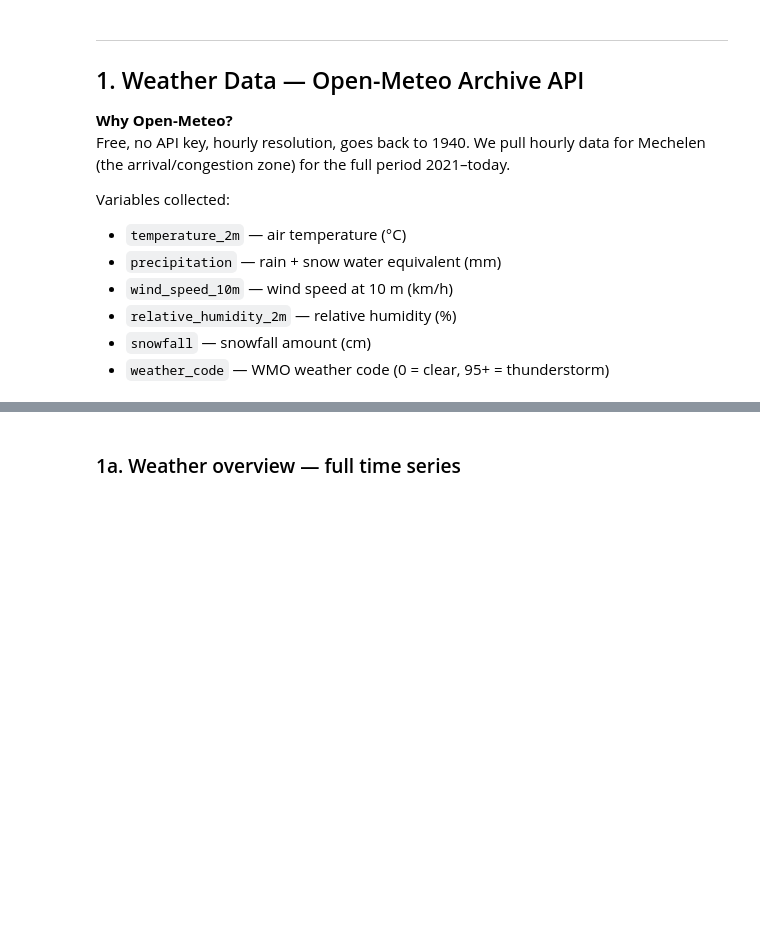
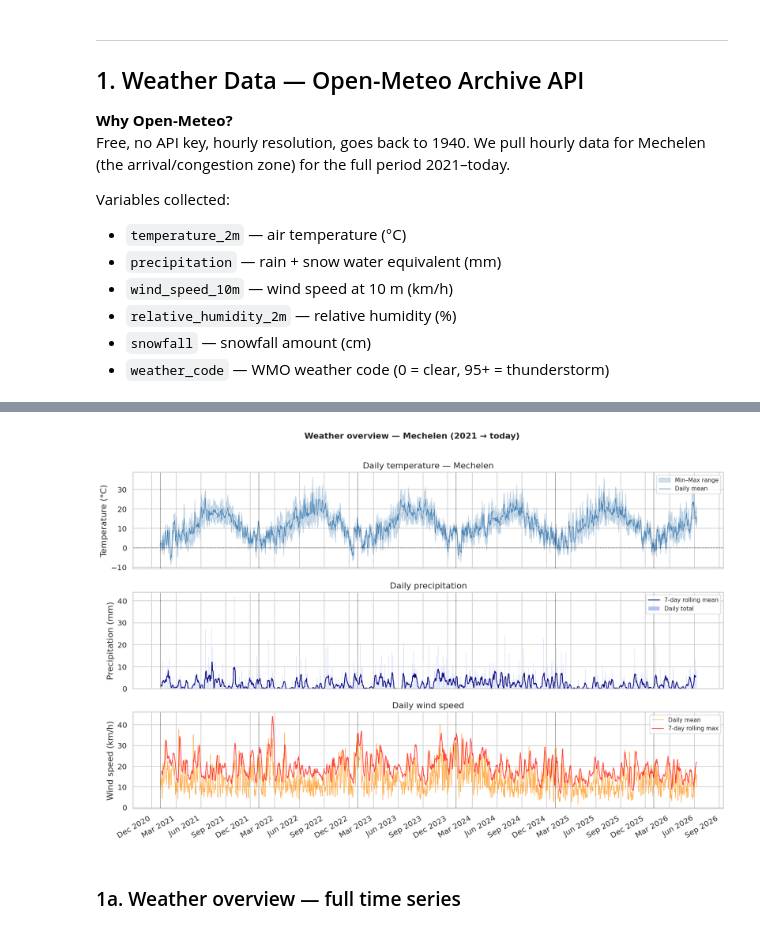
Before and after one commit to MaximeMylle/trafic_forecast_datascience, a Jupyter notebook: 01_data_exploration_combined.ipynb, the cells around one changed output, grey strips where cells are left out. Saved outputs shown, nothing was run; the diff lists cells and outputs as text; code cells hidden in the pictures; blank space fills up the shorter version.

Commit message:
add 01/01 in plot timelines weather

```diff
--- a/01_data_exploration_combined.ipynb
+++ b/01_data_exploration_combined.ipynb
@@ -144,2 +146,66 @@ Series([], dtype: int64)
+# %%
+# Daily aggregates for clean time-series plots
+df_weather_daily = (
+    df_weather.groupby("date").agg(
+        temp_mean     = ("temperature_2m",     "mean"),
+        temp_min      = ("temperature_2m",     "min"),
+        temp_max      = ("temperature_2m",     "max"),
+        rain_total    = ("precipitation",      "sum"),
+        snow_total    = ("snowfall",           "sum"),
+        wind_max      = ("wind_speed_10m",     "max"),
+        wind_mean     = ("wind_speed_10m",     "mean"),
+        humidity_mean = ("relative_humidity_2m", "mean"),
+    )
+    .reset_index()
+)
+df_weather_daily["date"] = pd.to_datetime(df_weather_daily["date"])
+
+jan01 = df_weather_daily["date"][(df_weather_daily["date"].dt.month == 1) & (df_weather_daily["date"].dt.day == 1)]
+
+fig, axes = plt.subplots(3, 1, figsize=(14, 9), sharex=True)
+
+# Temperature band
+axes[0].fill_between(df_weather_daily["date"], df_weather_daily["temp_min"], df_weather_daily["temp_max"],
+                     alpha=0.25, color="steelblue", label="Min–Max range")
+axes[0].plot(df_weather_daily["date"], df_weather_daily["temp_mean"], lw=0.8,
+             color="steelblue", label="Daily mean")
+axes[0].axhline(0, color="black", lw=0.8, ls="--", alpha=0.5)
+for date in jan01:
+  axes[0].axvline(date, color="black", lw=0.8, ls="-", alpha=0.5)
+axes[0].set_ylabel("Temperature (°C)")
+axes[0].legend(loc="upper right", fontsize=9)
+axes[0].set_title("Daily temperature — Mechelen")
+
+# Precipitation
+rain_7d = df_weather_daily["rain_total"].rolling(7, center=True).mean()
+axes[1].bar(df_weather_daily["date"], df_weather_daily["rain_total"],
+            width=1, alpha=0.4, color="royalblue", label="Daily total")
+axes[1].plot(df_weather_daily["date"], rain_7d, lw=1.2, color="navy", label="7-day rolling mean")
+for date in jan01:
+  axes[1].axvline(date, color="black", lw=0.8, ls="-", alpha=0.5)
+axes[1].set_ylabel("Precipitation (mm)")
+axes[1].legend(loc="upper right", fontsize=9)
+axes[1].set_title("Daily precipitation")
+
+# Wind
+axes[2].plot(df_weather_daily["date"], df_weather_daily["wind_mean"],
+             lw=0.8, color="darkorange", alpha=0.7, label="Daily mean")
+axes[2].plot(df_weather_daily["date"], df_weather_daily["wind_max"].rolling(7).mean(),
+             lw=1.2, color="red", alpha=0.7, label="7-day rolling max")
+for date in jan01:
+  axes[2].axvline(date, color="black", lw=0.8, ls="-", alpha=0.5)
+axes[2].set_ylabel("Wind speed (km/h)")
+axes[2].legend(loc="upper right", fontsize=9)
+axes[2].set_title("Daily wind speed")
+axes[2].xaxis.set_major_formatter(mdates.DateFormatter("%b %Y"))
+axes[2].xaxis.set_major_locator(mdates.MonthLocator(interval=3))
+plt.xticks(rotation=30, ha="right")
+
+fig.suptitle("Weather overview — Mechelen (2021 → today)", fontsize=13, fontweight="bold", y=1.01)
+plt.tight_layout()
+plt.savefig("data/processed/plot_weather_overview.png", bbox_inches="tight")
+plt.show()
+# %% [output]
+[figure, added]
 # %% [markdown]
 ### 1a. Weather overview — full time series
```
Also changed, not shown: parts of 3 cells of this notebook.
